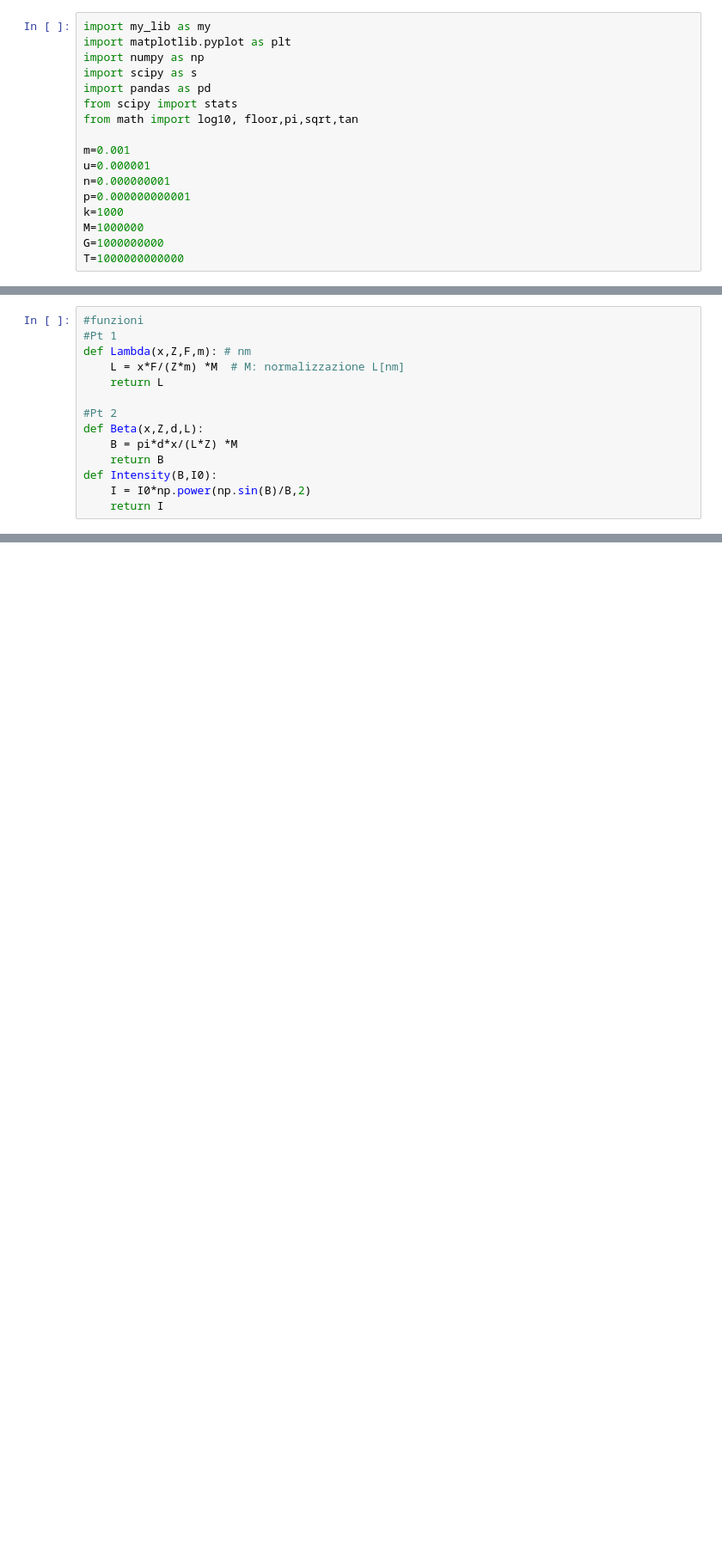
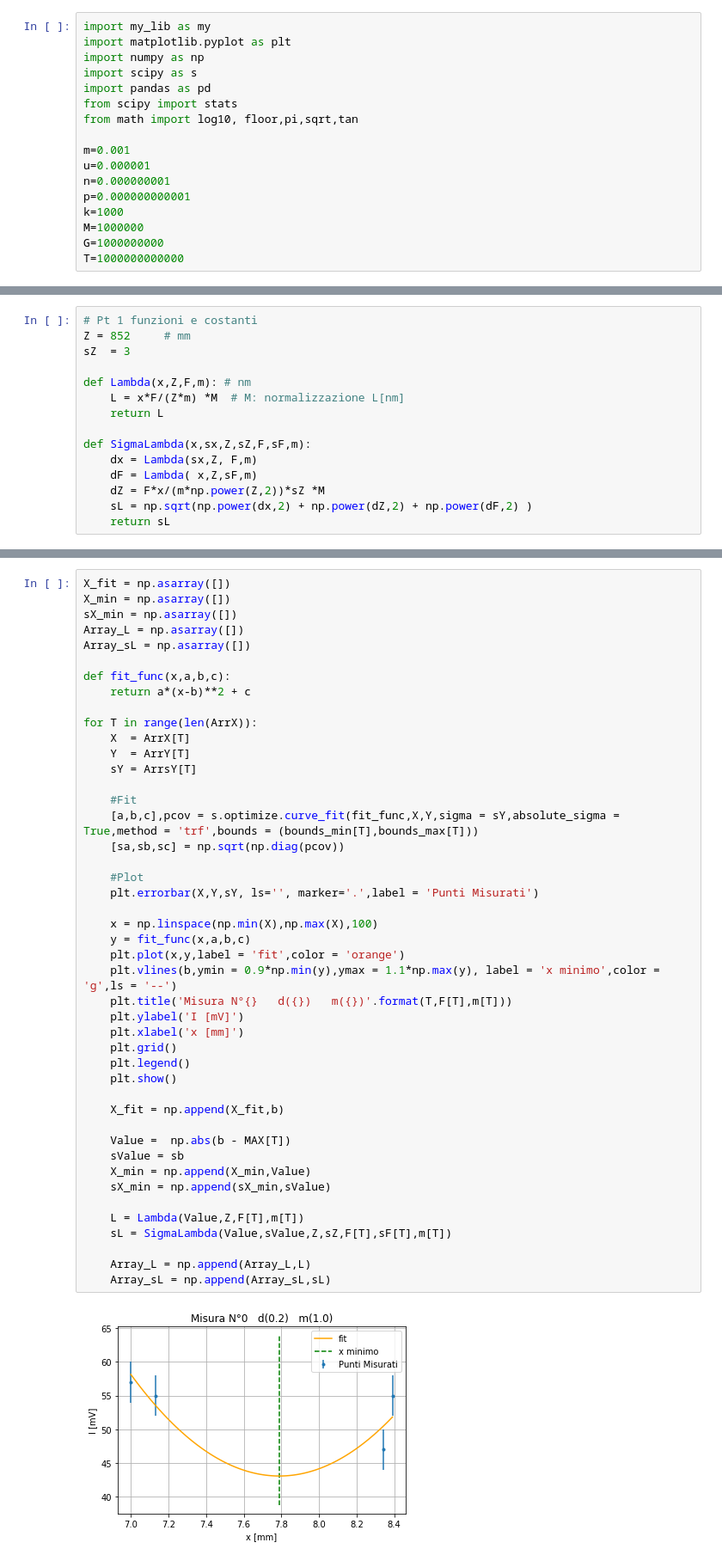
Before and after one commit to Kevin222-hub/Lab_reports, a Jupyter notebook: Ottica_1/Main.ipynb, the cells around one changed output, grey strips where cells are left out. Shown at 86% size. Drawn from its saved outputs; the diff is of its cells as text; blank space fills up the shorter version.

```diff
--- a/Ottica_1/Main.ipynb
+++ b/Ottica_1/Main.ipynb
@@ -18,14 +34,15 @@ T=1000000000000
 # %%
-#funzioni
-#Pt 1
+# Pt 1 funzioni e costanti
+Z = 852     # mm
+sZ  = 3
+
 def Lambda(x,Z,F,m): # nm
     L = x*F/(Z*m) *M  # M: normalizzazione L[nm]
     return L
 
-#Pt 2
-def Beta(x,Z,d,L):
-    B = pi*d*x/(L*Z) *M
-    return B
-def Intensity(B,I0):
-    I = I0*np.power(np.sin(B)/B,2)
-    return I
+def SigmaLambda(x,sx,Z,sZ,F,sF,m):
+    dx = Lambda(sx,Z, F,m)
+    dF = Lambda( x,Z,sF,m)
+    dZ = F*x/(m*np.power(Z,2))*sZ *M
+    sL = np.sqrt(np.power(dx,2) + np.power(dZ,2) + np.power(dF,2) )
+    return sL
@@ -31,0 +78,47 @@ def Intensity(B,I0):
+# %%
+X_fit = np.asarray([])
+X_min = np.asarray([])
+sX_min = np.asarray([])
+Array_L = np.asarray([])
+Array_sL = np.asarray([])
+
+def fit_func(x,a,b,c):
+    return a*(x-b)**2 + c
+
+for T in range(len(ArrX)):
+    X  = ArrX[T]
+    Y  = ArrY[T]
+    sY = ArrsY[T]
+
+    #Fit
+    [a,b,c],pcov = s.optimize.curve_fit(fit_func,X,Y,sigma = sY,absolute_sigma = True,method = 'trf',bounds = (bounds_min[T],bounds_max[T]))
+    [sa,sb,sc] = np.sqrt(np.diag(pcov))
+
+    #Plot
+    plt.errorbar(X,Y,sY, ls='', marker='.',label = 'Punti Misurati')
+
+    x = np.linspace(np.min(X),np.max(X),100)
+    y = fit_func(x,a,b,c)
+    plt.plot(x,y,label = 'fit',color = 'orange')
+    plt.vlines(b,ymin = 0.9*np.min(y),ymax = 1.1*np.max(y), label = 'x minimo',color = 'g',ls = '--')
+    plt.title('Misura N°{}   d({})   m({})'.format(T,F[T],m[T]))
+    plt.ylabel('I [mV]')
+    plt.xlabel('x [mm]')
+    plt.grid()
+    plt.legend()
+    plt.show()
+
+    X_fit = np.append(X_fit,b)
+
+    Value =  np.abs(b - MAX[T])
+    sValue = sb
+    X_min = np.append(X_min,Value)
+    sX_min = np.append(sX_min,sValue)
+
+    L = Lambda(Value,Z,F[T],m[T])
+    sL = SigmaLambda(Value,sValue,Z,sZ,F[T],sF[T],m[T])
+
+    Array_L = np.append(Array_L,L)
+    Array_sL = np.append(Array_sL,sL)
+# %% [output]
+[figure, added]
```
Also changed, not shown: parts of 24 cells of this notebook, 2 other files.
